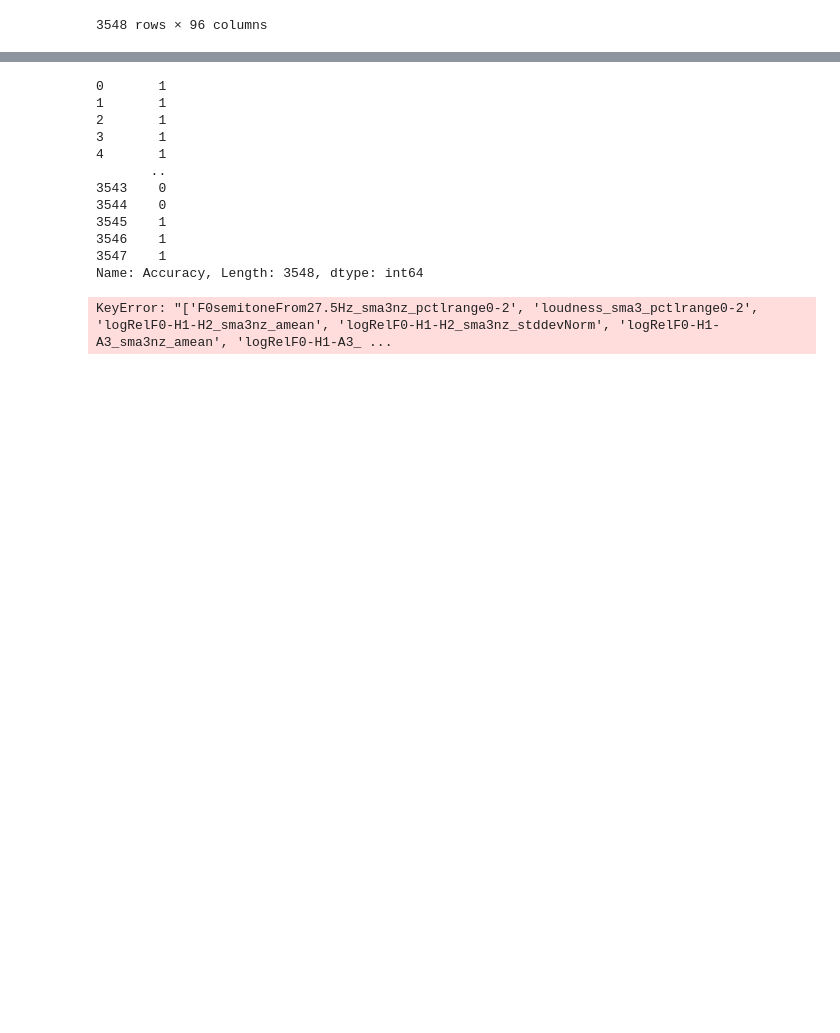
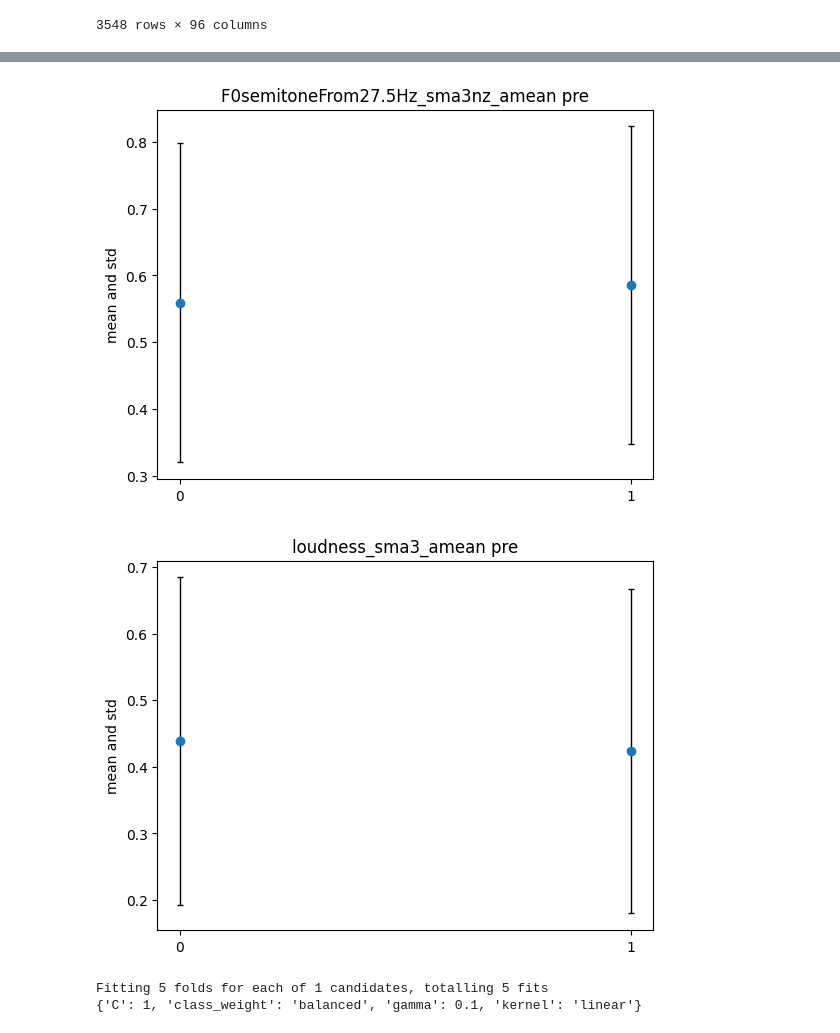
Before and after one commit to timlac/eyewitness-testimony-clf, a Jupyter notebook: notebooks/svm_functionals.ipynb, the cells around one changed output, grey strips where cells are left out. Saved outputs shown, nothing was run; the diff lists cells and outputs as text; code cells hidden in the pictures; blank space fills up the shorter version.

```diff
--- a/notebooks/svm_functionals.ipynb
+++ b/notebooks/svm_functionals.ipynb
@@ -32,15 +57,12 @@ y = df["Accuracy"]
+# %%
+plot_means_and_stds(x, y, AUDIO_VISUALIZATION_COLS, "pre")
+# %% [output]
+[figure, added]
+[figure, added]
 # %%
-y
+ps = ParamSearch(mock=True)
-# %% [output]
-0       1
-1       1
-2       1
-3       1
-4       1
-       ..
-3543    0
-3544    0
-3545    1
-3546    1
-3547    1
-Name: Accuracy, Length: 3548, dtype: int64
+# %%
+clf = ps.param_search(x, y)
+# %% [output]
+Fitting 5 folds for each of 1 candidates, totalling 5 fits
+{'C': 1, 'class_weight': 'balanced', 'gamma': 0.1, 'kernel': 'linear'}
@@ -47,4 +74,4 @@ Name: Accuracy, Length: 3548, dtype: int64
 # %%
-x = df[AUDIO_FUNCTIONALS_EGEMAPS_COLS]
+with open(params_path, 'r') as openfile:
+    # Reading from json file
+    best_params = json.load(openfile)
-# %% [output]
-KeyError: "['F0semitoneFrom27.5Hz_sma3nz_pctlrange0-2', 'loudness_sma3_pctlrange0-2', 'logRelF0-H1-H2_sma3nz_amean', 'logRelF0-H1-H2_sma3nz_stddevNorm', 'logRelF0-H1-A3_sma3nz_amean', 'logRelF0-H1-A3_ ...
```
Also changed, not shown: parts of 10 cells of this notebook, 2 other files.
